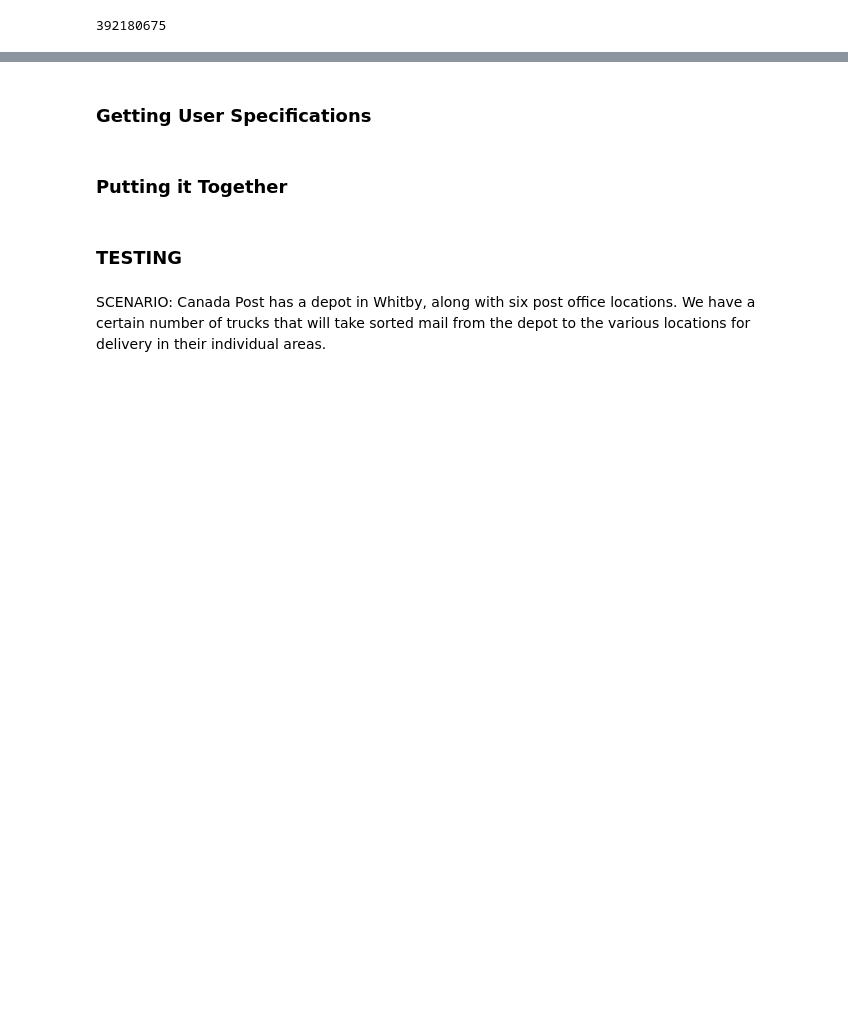
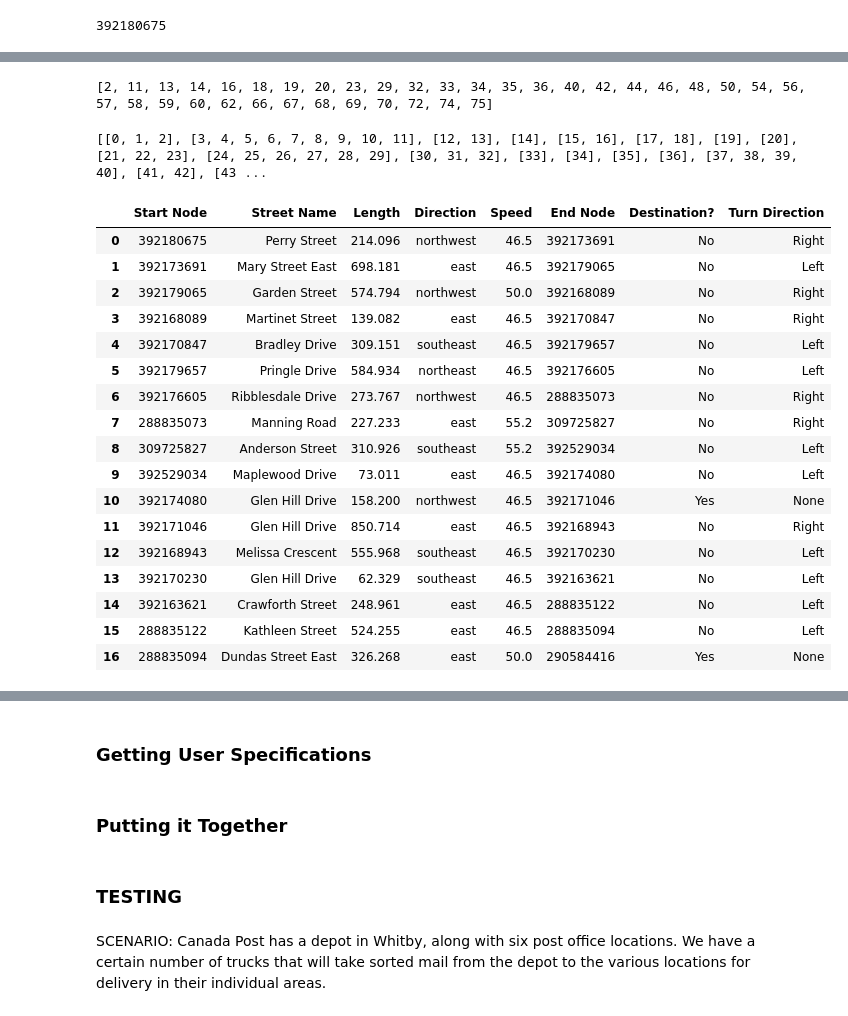
Before and after one commit to Faizan1394/Speeder, a Jupyter notebook: Optimal Path - multiple destinations and drivers - with customizations.ipynb, the cells around one changed output, grey strips where cells are left out. Drawn from its saved outputs; the diff is of its cells as text; code cells hidden in the pictures; blank space fills up the shorter version.

```diff
--- a/Optimal Path - multiple destinations and drivers - with customizations.ipynb
+++ b/Optimal Path - multiple destinations and drivers - with customizations.ipynb
@@ -427,0 +486,5 @@ route_df
+# %%
+break_points = get_break_points(route_df)
+print(break_points)
+# %% [output]
+[2, 11, 13, 14, 16, 18, 19, 20, 23, 29, 32, 33, 34, 35, 36, 40, 42, 44, 46, 48, 50, 54, 56, 57, 58, 59, 60, 62, 66, 67, 68, 69, 70, 72, 74, 75]
@@ -427,0 +508,67 @@ route_df
+# %%
+segments = []
+get_seg(0, segments, break_points, route_df)
+print(segments)
+# %% [output]
+[[0, 1, 2], [3, 4, 5, 6, 7, 8, 9, 10, 11], [12, 13], [14], [15, 16], [17, 18], [19], [20], [21, 22, 23], [24, 25, 26, 27, 28, 29], [30, 31, 32], [33], [34], [35], [36], [37, 38, 39, 40], [41, 42], [43 ...
+# %%
+def get_simple_route(route_df, segments):
+    """
+    Produce a dataframe with the simplified route information as described above.
+    """
+    simple_route = []
+    for leg in segments:
+        # Segments containing a single index are added to the route
+        # These are segments that end in destinations or turns
+        if len(leg) == 1:
+            leg_info = dict()
+            leg_info['Start Node'] = route_df.loc[leg[0]]['Start Node']
+            leg_info['Street Name'] = route_df.loc[leg[0]]['Street Name']
+            leg_info['Length'] = route_df.loc[leg[0]]['Length']
+            leg_info['Direction'] = route_df.loc[leg[0]]['Direction']
+            leg_info['Speed'] = route_df.loc[leg[0]]['Speed']
+            leg_info['End Node'] = route_df.loc[leg[0]]['End Node']
+            leg_info['Destination?'] = route_df.loc[leg[0]]['Destination?']
+            leg_info['Turn Direction'] = route_df.loc[leg[0]]['Turn Direction']
+            simple_route.append(leg_info)
+        else:
+            # Longer segments will be combined
+            # The end of these segments will be turns or destinations
+            leg_info = dict()
+            leg_info['Start Node'] = route_df.loc[leg[0]]['Start Node']
+            leg_info['Street Name'] = route_df.loc[leg[0]]['Street Name']
+            length = 0
+            # Combine the lenghts into one value
+            for row in leg:
+                length += route_df.loc[row]['Length']
+            leg_info['Length'] = length
+            leg_info['Direction'] = route_df.loc[leg[0]]['Direction']
+            leg_info['Speed'] = route_df.loc[leg[0]]['Speed']
+            # The end node will correspond to the last leg in this segment
+            leg_info['End Node'] = route_df.loc[leg[-1]]['End Node']
+            leg_info['Destination?'] = route_df.loc[leg[-1]]['Destination?']
+            leg_info['Turn Direction'] = route_df.loc[leg[-1]]['Turn Direction']
+            simple_route.append(leg_info)
+    return pd.DataFrame(simple_route)
+# %%
+simplified_route = get_simple_route(route_df, segments)
+simplified_route
+# %% [output]
+|  | Start Node | Street Name | Length | Direction | Speed | End Node | Destination? | Turn Direction |
+| 0 | 392180675 | Perry Street | 214.096 | northwest | 46.5 | 392173691 | No | Right |
+| 1 | 392173691 | Mary Street East | 698.181 | east | 46.5 | 392179065 | No | Left |
+| 2 | 392179065 | Garden Street | 574.794 | northwest | 50.0 | 392168089 | No | Right |
+| 3 | 392168089 | Martinet Street | 139.082 | east | 46.5 | 392170847 | No | Right |
+| 4 | 392170847 | Bradley Drive | 309.151 | southeast | 46.5 | 392179657 | No | Left |
+| 5 | 392179657 | Pringle Drive | 584.934 | northeast | 46.5 | 392176605 | No | Left |
+| 6 | 392176605 | Ribblesdale Drive | 273.767 | northwest | 46.5 | 288835073 | No | Right |
+| 7 | 288835073 | Manning Road | 227.233 | east | 55.2 | 309725827 | No | Right |
+| 8 | 309725827 | Anderson Street | 310.926 | southeast | 55.2 | 392529034 | No | Left |
+| 9 | 392529034 | Maplewood Drive | 73.011 | east | 46.5 | 392174080 | No | Left |
+| 10 | 392174080 | Glen Hill Drive | 158.200 | northwest | 46.5 | 392171046 | Yes | None |
+| 11 | 392171046 | Glen Hill Drive | 850.714 | east | 46.5 | 392168943 | No | Right |
+| 12 | 392168943 | Melissa Crescent | 555.968 | southeast | 46.5 | 392170230 | No | Left |
+| 13 | 392170230 | Glen Hill Drive | 62.329 | southeast | 46.5 | 392163621 | No | Left |
+| 14 | 392163621 | Crawforth Street | 248.961 | east | 46.5 | 288835122 | No | Left |
+| 15 | 288835122 | Kathleen Street | 524.255 | east | 46.5 | 288835094 | No | Left |
+| 16 | 288835094 | Dundas Street East | 326.268 | east | 50.0 | 290584416 | Yes | None |
```
Also changed, not shown: parts of 23 cells of this notebook.
